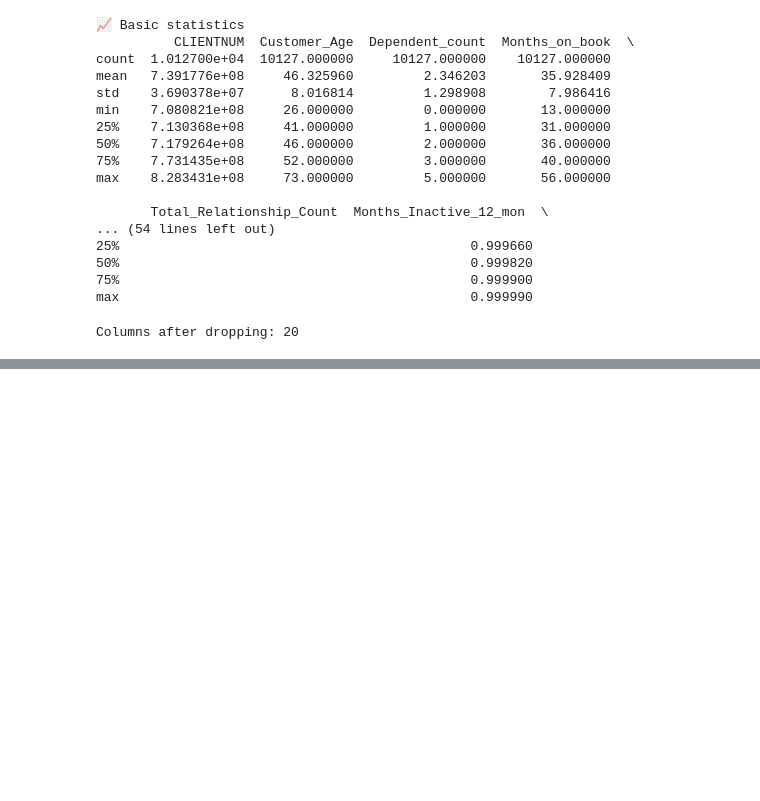
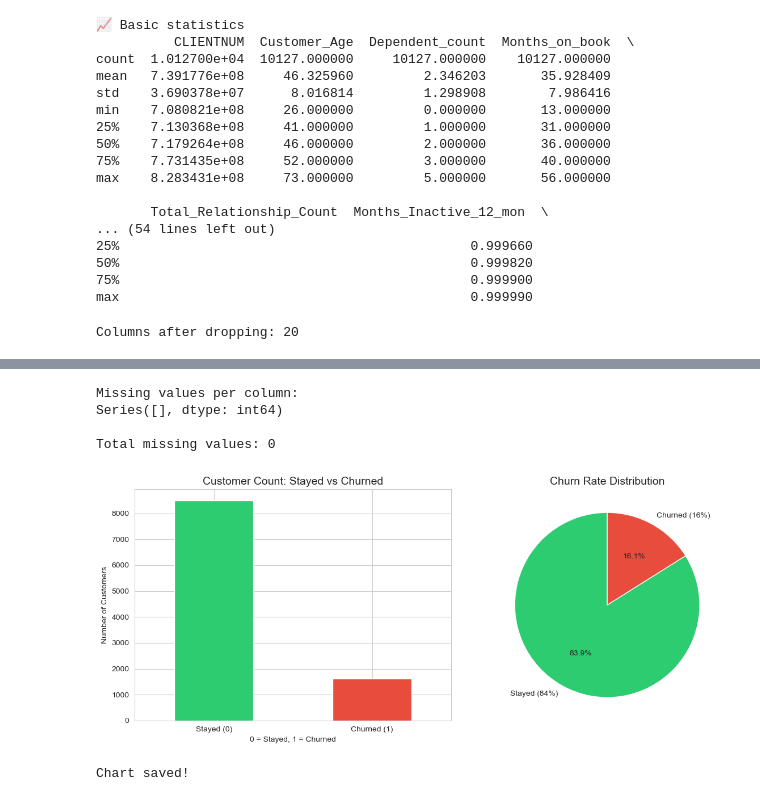
Before and after one commit to Shruusharma/Customer-churn-prediction, a Jupyter notebook: Churn_project.ipynb, the cells around one changed output, grey strips where cells are left out. Saved outputs shown, nothing was run; the diff lists cells and outputs as text; code cells hidden in the pictures; blank space fills up the shorter version.

Commit message:
Phase 2: EDA complete — data loaded, explored and cleaned

```diff
--- a/Churn_project.ipynb
+++ b/Churn_project.ipynb
@@ -97,0 +113,10 @@ Columns after dropping: 20
+# %%
+# Convert: Attrited Customer → 1 (churned)
+#          Existing Customer → 0 (stayed)
+df["Attrition_Flag"] = df["Attrition_Flag"].map({
+    "Attrited Customer": 1,
+    "Existing Customer": 0 })
+
+print("\nAfter conversion:")
+print(df["Attrition_Flag"].value_counts())
+print(f"\nChurn rate: {df['Attrition_Flag'].mean()*100:.1f}%")
@@ -97,0 +131,50 @@ Columns after dropping: 20
+# %%
+# ─── MISSING VALUES ────────────────────────────────────────
+# Missing values = empty cells in your data
+# ML models crash or give wrong results if you feed them empty cells
+
+missing = df.isnull().sum()
+print("Missing values per column:")
+print(missing[missing > 0]) #Only show columns that have missing values
+
+# If output is empty, congratulations — no missing values!
+print(f"\nTotal missing values: {df.isnull().sum().sum()}")
+# %% [output]
+Missing values per column:
+Series([], dtype: int64)
+
+Total missing values: 0
+# %%
+# ─── CHART 1: Churn Distribution ───────────────────────────
+fig, axes = plt.subplots(1, 2, figsize=(12, 5))
+
+#Left chart: simple count bar
+df["Attrition_Flag"].value_counts().plot(
+    kind = 'bar',
+    ax = axes[0],
+    color = ['#2ecc71', '#e74c3c'],
+    edgecolor = 'white')
+
+axes[0].set_title("Customer Count: Stayed vs Churned", fontsize = 14)
+axes[0].set_xlabel("0 = Stayed, 1 = Churned")
+axes[0].set_ylabel("Number of Customers")
+axes[0].set_xticklabels(["Stayed (0)", "Churned (1)"], rotation=0)
+
+# Right chart: percentage pie chart
+sizes = df["Attrition_Flag"].value_counts()
+axes[1].pie(
+    sizes,
+    labels = ["Stayed (84%)", "Churned (16%)"],
+    colors = ["#2ecc71", "#e74c3c"],
+    autopct = "%1.1f%%",
+    startangle = 90
+)
+axes[1].set_title("Churn Rate Distribution", fontsize = 14)
+
+plt.tight_layout()
+plt.savefig("churn_distribution.png", dpi = 150, bbox_inches = "tight")
+plt.show()
+print("Chart saved!")
+# %% [output]
+[figure, added]
+Chart saved!
```
Also changed, not shown: parts of 5 cells of this notebook, 2 other files.
